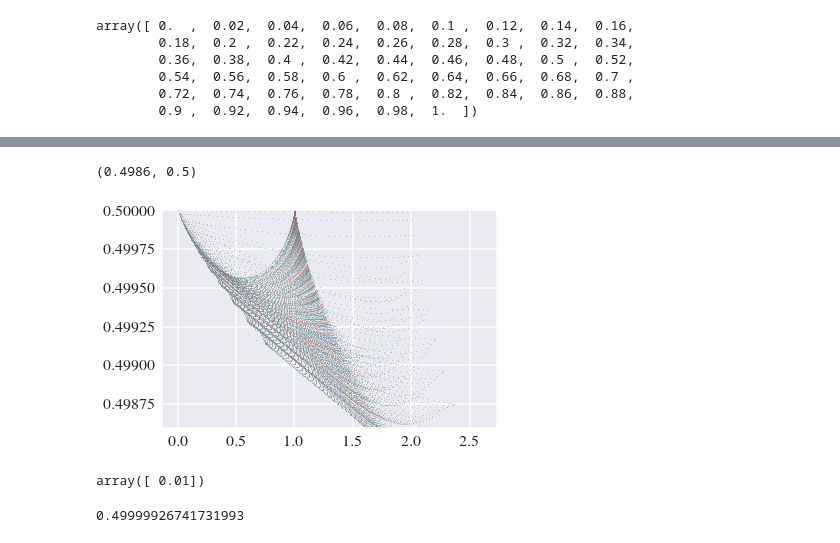
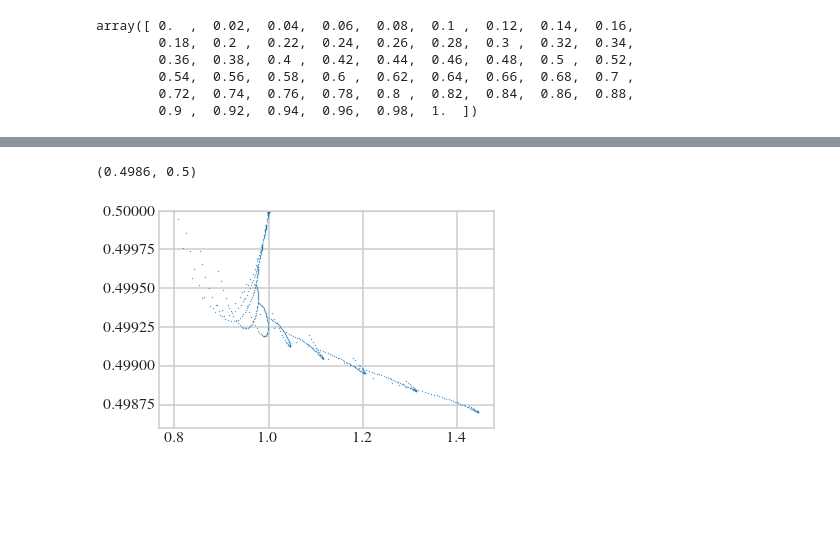
Before and after one commit to lffan/quantum_illumination, a Jupyter notebook: ipynbs/2.1_PCS_Scanning.ipynb, the cells around one changed output, grey strips where cells are left out. Drawn from its saved outputs; the diff is of its cells as text; code cells hidden in the pictures; blank space fills up the shorter version.

```diff
--- a/ipynbs/2.1_PCS_Scanning.ipynb
+++ b/ipynbs/2.1_PCS_Scanning.ipynb
@@ -78,22 +116,29 @@ array([ 0.  ,  0.02,  0.04,  0.06,  0.08,  0.1 ,  0.12,  0.14,  0.16,
 # %%
-for lmd in df['lambda'].unique():
-    temp = df[df['lambda'] == lmd]
-    plt.scatter(temp['B_aver_N'], temp['Chernoff_Bound'], s=0.2, label=None)
+# for lmd in sorted(df['lambda'].unique()):
+#     temp = df[df['lambda'] == lmd]
+#     plt.scatter(temp['Aver_N'], temp['Chernoff_Bound'], s=0.2, label=None)
 
 for name in names:
     temp_df = dfb[dfb['State'] == name]
     if name == 'TMSS':
         plt.plot(temp_df['B_aver_N'], temp_df['Chernoff_Bound'], label=name)
+    elif name == 'PCS':
+#         plt.plot(temp_df['B_aver_N'], temp_df['Chernoff_Bound'],
+#                  dashes=dashes[name], label='PCS-opt')
+        continue
     else:
         plt.plot(temp_df['B_aver_N'], temp_df['Chernoff_Bound'],
                  dashes=dashes[name], label=name)
 
-plt.xlim(-0.1, 2)
-plt.ylim(0.498, 0.5001)
+plt.xlim(-0.05, 2)
+plt.ylim(0.498, 0.50008)
 
 plt.legend(loc=3, fontsize=13)
 plt.xlabel("$\langle n_B \\rangle$")
 plt.ylabel("Quantum Chernoff Bound")
 
+plt.savefig('../output/figures/g_qcb_vs_nb_all.pdf', bbox_inches='tight')
+plt.savefig('../output/figures/g_qcb_vs_nb_all.png', bbox_inches='tight')
+
 plt.show()
 # %% [output]
@@ -101,24 +145,0 @@ plt.show()
-# %%
-for lmd in sorted(df['lambda'].unique()):
-    temp = df[df['lambda'] == lmd]
-    plt.scatter(temp['Aver_N'], temp['Chernoff_Bound'], s=0.2, label=None)
-
-for name in names:
-    temp_df = dfb[dfb['State'] == name]
-    if name == 'TMSS':
-        plt.plot(temp_df['Aver_N'], temp_df['Chernoff_Bound'], label=name)
-    elif name == 'PCS':
-        plt.plot(temp_df['Aver_N'], temp_df['Chernoff_Bound'],
-                 dashes=dashes[name], label='PCS-optimal')
-    else:
-        plt.plot(temp_df['Aver_N'], temp_df['Chernoff_Bound'],
-                 dashes=dashes[name], label=name)
-
-plt.xlim(-0.1, 2)
-plt.ylim(0.4987, 0.5001)
-
-plt.legend(loc=3, fontsize=13)
-plt.xlabel("$\langle n \\rangle$")
-plt.ylabel("Quantum Chernoff Bound")
-
-plt.show()
@@ -132,16 +151,11 @@ df4.shape
 # %%
 # plt.figure(figsize=(10, 10))
-for ra in df['ra'].unique():
-    temp = df[df['ra'] == ra]
+for ra in df['rb'].unique()[25::100]:
+    temp = df[df['rb'] == ra]
     plt.scatter(temp['B_aver_N'], temp['Chernoff_Bound'], s=0.1)
 
 # plt.legend(fontsize=18)
 plt.ylim(0.4986, 0.5)
 # %% [output]
 (0.4986, 0.5)
-[figure, old version]
+[figure, new version]
-# %%
-temp = df[df['lambda'] == sorted(df['lambda'].unique())[0]]
-temp['lambda'].unique()
-# %% [output]
-array([ 0.01])
@@ -159,4 +161,0 @@ nb1 = temp['B_aver_N'].values.reshape(size, size)
-# %%
-cb1.max()
-# %% [output]
-0.49999926741731993
```
Also changed, not shown: parts of 15 cells of this notebook, 19 other files.
